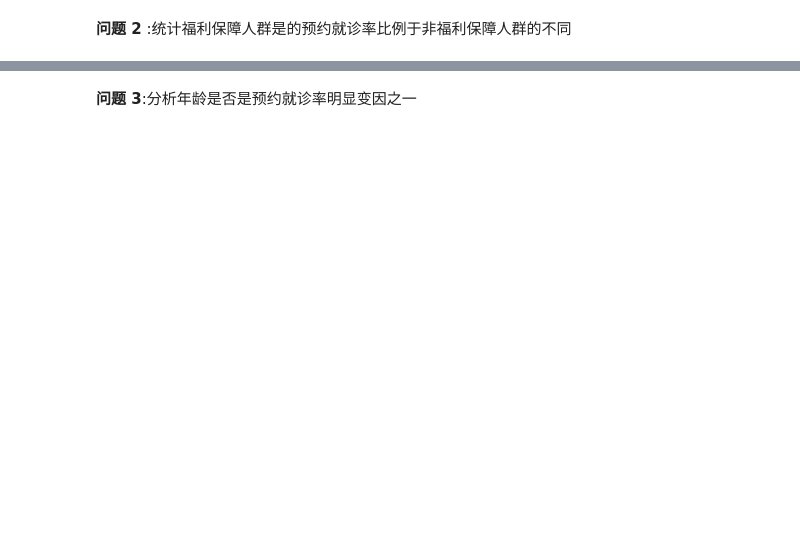
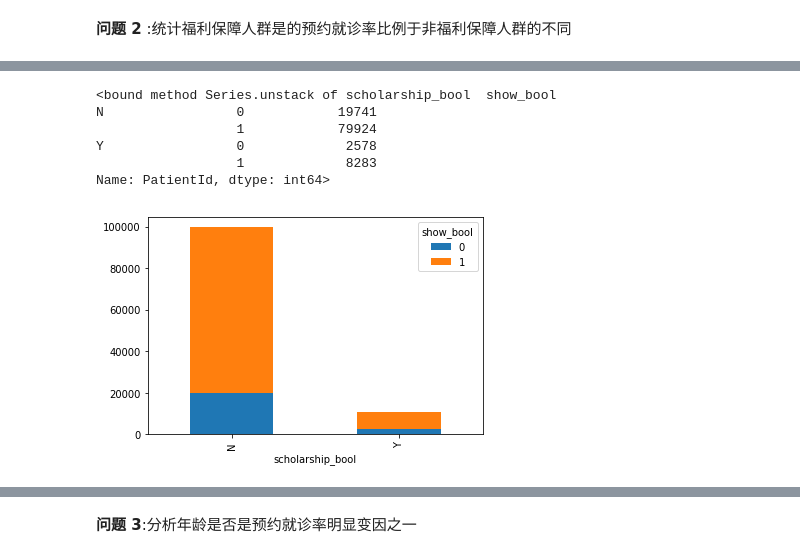
Before and after one commit to andy74911/Udacity, a Jupyter notebook: Machine Learning (Junior)/探索数据集/于巴西未前往就诊的挂号预约探讨.ipynb, the cells around one changed output, grey strips where cells are left out. Cells and saved outputs as stored; diff of their text form; code cells hidden in the pictures; blank space fills up the shorter version.

```diff
--- a/Machine Learning (Junior)/探索数据集/于巴西未前往就诊的挂号预约探讨.ipynb
+++ b/Machine Learning (Junior)/探索数据集/于巴西未前往就诊的挂号预约探讨.ipynb
@@ -108,0 +100,13 @@ draw_plot(show_yes,show_no ,title, x_label,legend )
+# %%
+df['scholarship_bool']= df['Scholarship'].map({1:'Y', 0:'N'})
+scholar_show = df.groupby(['scholarship_bool','show_bool'])['PatientId'].count()
+scholar_show.unstack().plot(kind = 'bar', stacked = 'True' )
+scholar_show.unstack
+# %% [output]
+<bound method Series.unstack of scholarship_bool  show_bool
+N                 0            19741
+                  1            79924
+Y                 0             2578
+                  1             8283
+Name: PatientId, dtype: int64>
+[figure, added]
```
Also changed, not shown: parts of 27 cells of this notebook, 1 other file.
